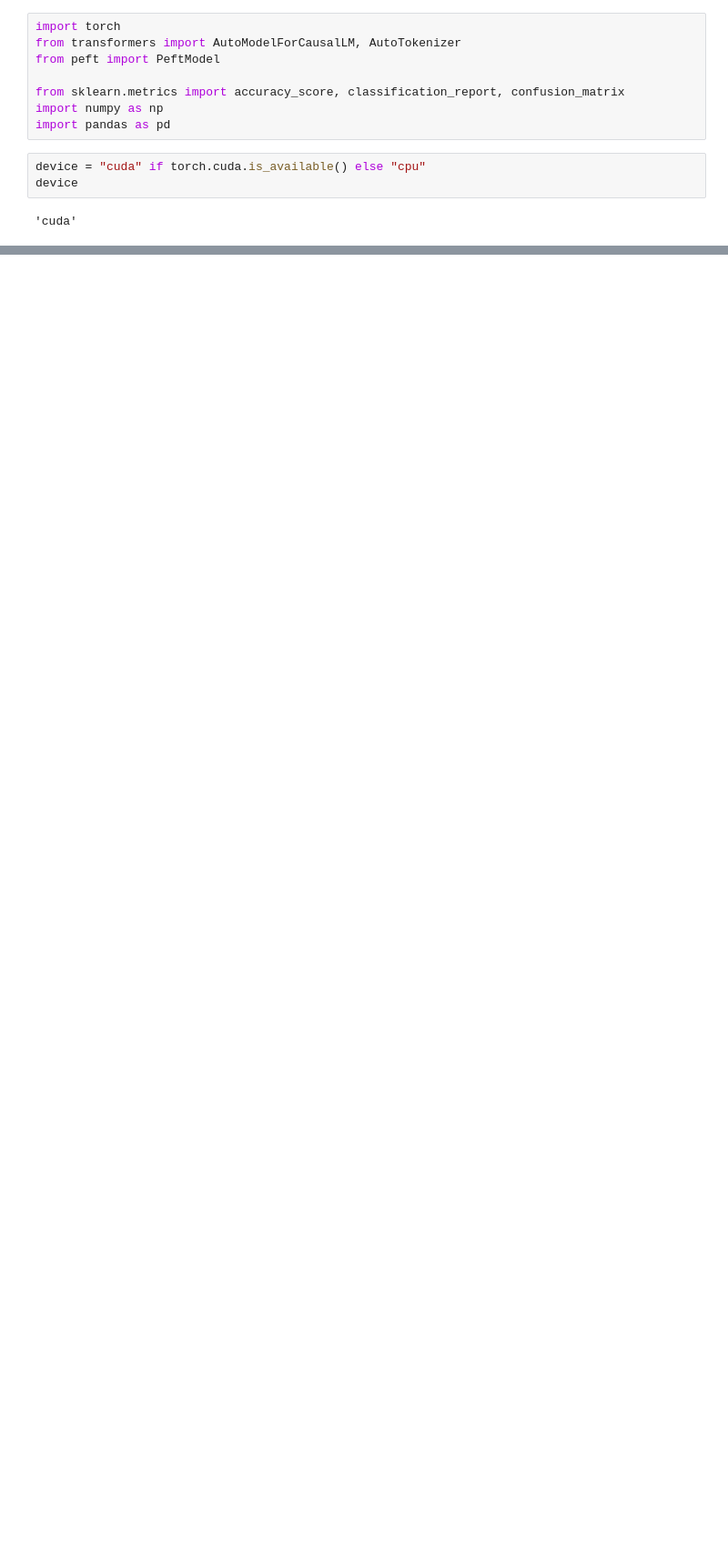
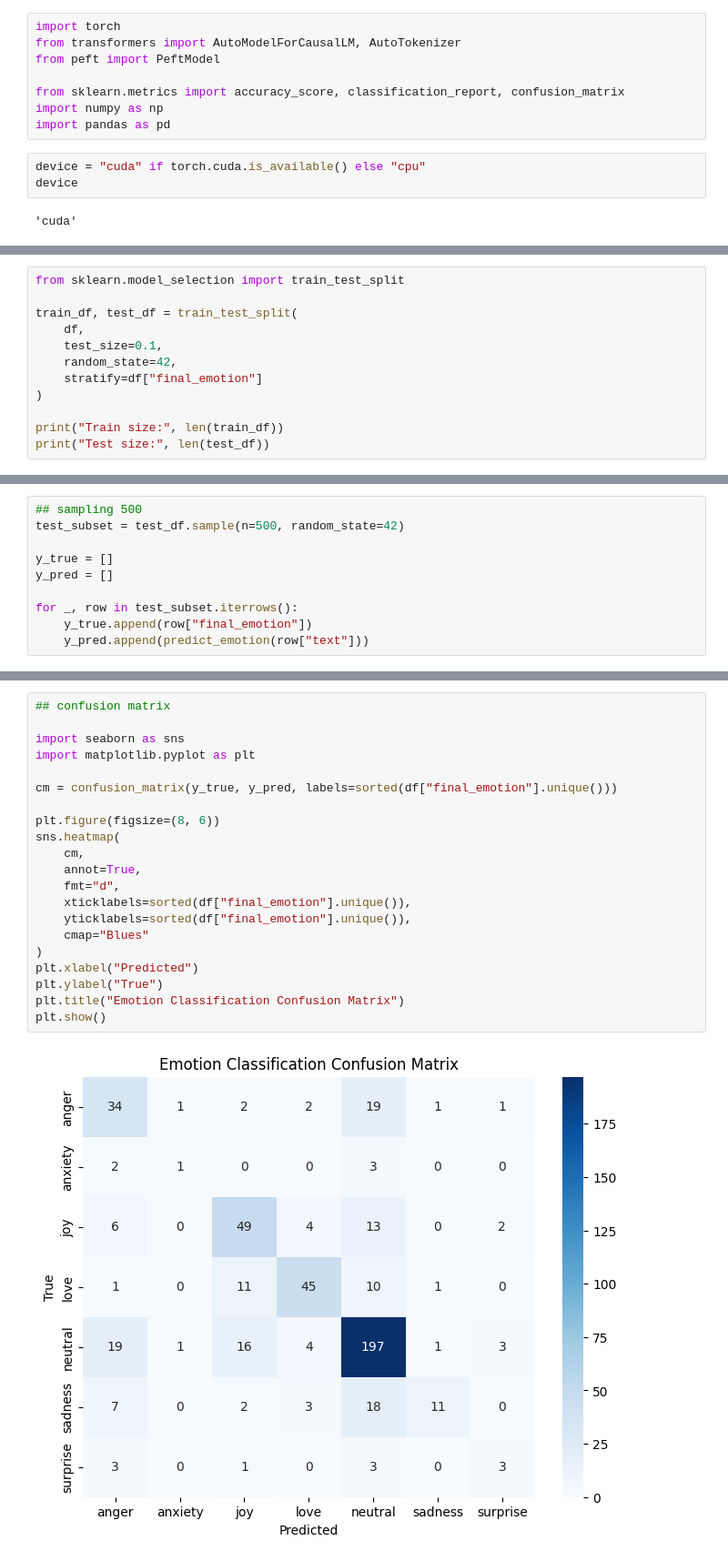
Before and after one commit to nyarderr/moodmate, a Jupyter notebook: evaluation/evaluation_emotion_classifier.ipynb, the cells around one changed output, grey strips where cells are left out. Shown: that part at 91% size. Saved outputs shown, nothing was run; the diff lists cells and outputs as text; blank space fills up the shorter version.

```diff
--- a/evaluation/evaluation_emotion_classifier.ipynb
+++ b/evaluation/evaluation_emotion_classifier.ipynb
@@ -60,0 +69,12 @@ os.getcwd()
+# %%
+from sklearn.model_selection import train_test_split
+
+train_df, test_df = train_test_split(
+    df,
+    test_size=0.1,
+    random_state=42,
+    stratify=df["final_emotion"]
+)
+
+print("Train size:", len(train_df))
+print("Test size:", len(test_df))
@@ -60,0 +108,10 @@ os.getcwd()
+# %%
+## sampling 500
+test_subset = test_df.sample(n=500, random_state=42)
+
+y_true = []
+y_pred = []
+
+for _, row in test_subset.iterrows():
+    y_true.append(row["final_emotion"])
+    y_pred.append(predict_emotion(row["text"]))
@@ -60,0 +158,23 @@ os.getcwd()
+# %%
+## confusion matrix
+
+import seaborn as sns
+import matplotlib.pyplot as plt
+
+cm = confusion_matrix(y_true, y_pred, labels=sorted(df["final_emotion"].unique()))
+
+plt.figure(figsize=(8, 6))
+sns.heatmap(
+    cm,
+    annot=True,
+    fmt="d",
+    xticklabels=sorted(df["final_emotion"].unique()),
+    yticklabels=sorted(df["final_emotion"].unique()),
+    cmap="Blues"
+)
+plt.xlabel("Predicted")
+plt.ylabel("True")
+plt.title("Emotion Classification Confusion Matrix")
+plt.show()
+# %% [output]
+[figure, added]
```
Also changed, not shown: parts of 11 cells of this notebook.
